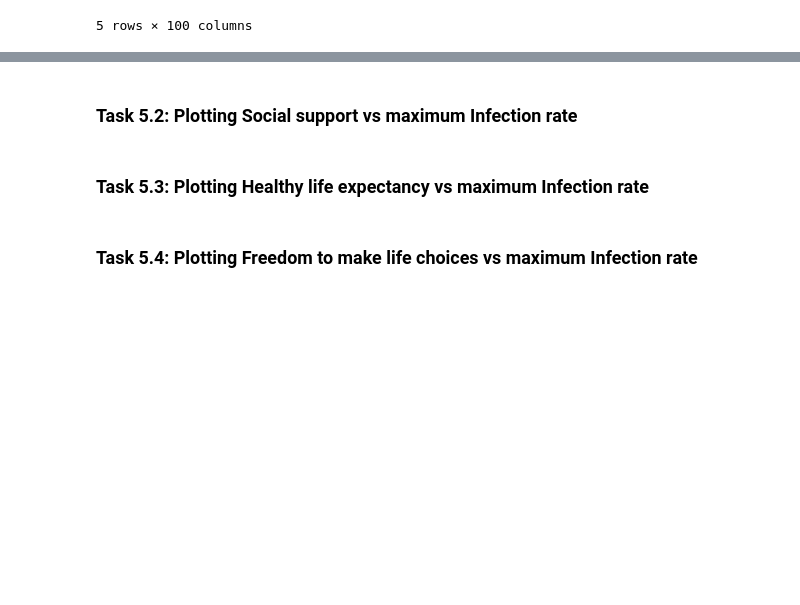
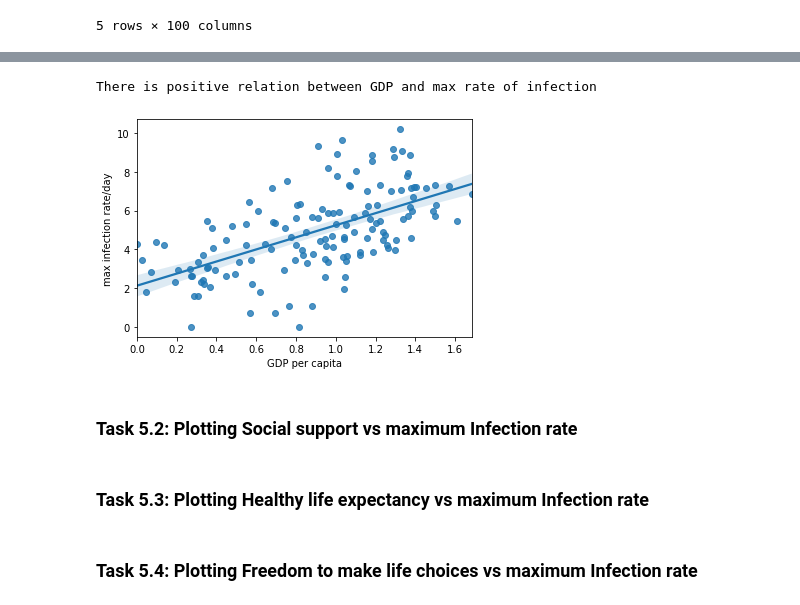
Before and after one commit to nhjoy/Covid-19-Data-Analysis, a Jupyter notebook: covid19 data analysis notebook.ipynb, the cells around one changed output, grey strips where cells are left out. Drawn from its saved outputs; the diff is of its cells as text; code cells hidden in the pictures; blank space fills up the shorter version.

```diff
--- a/covid19 data analysis notebook.ipynb
+++ b/covid19 data analysis notebook.ipynb
@@ -108,0 +136,5 @@ our Analysis is not finished unless we visualize the results in terms figures an
+# %%
+# creating new df with only max infection rate
+
+df_max_rate = pd.DataFrame(df_confirmed_focused["max infection rate/day"])
+df_max_rate.head()
@@ -108,0 +149,5 @@ our Analysis is not finished unless we visualize the results in terms figures an
+# %%
+# importing happiness report
+
+happiness_report_cvs = pd.read_csv("Datasets\worldwide_happiness_report.csv")
+happiness_report_cvs.head()
@@ -108,0 +161,5 @@ our Analysis is not finished unless we visualize the results in terms figures an
+# %%
+# removing unnecessary colunms
+happiness_report = happiness_report_cvs.drop(["Overall rank", "Score", "Generosity", "Perceptions of corruption"], axis = 1)
+happiness_report.set_index("Country or region", inplace=True)   #setting courty or region as index
+happiness_report.head()
@@ -108,0 +182,5 @@ our Analysis is not finished unless we visualize the results in terms figures an
+# %%
+# joining two datasets
+
+data = df_max_rate.join(happiness_report, how='inner')
+data.head()
@@ -109,3 +205,14 @@ our Analysis is not finished unless we visualize the results in terms figures an
+# %%
+# plotting data GDP and max rate of infection
+
+x = data["GDP per capita"]
+y = np.log(data["max infection rate/day"])  # log function used to scale the data
+sns.regplot(x, y)
+
+print("There is positive relation between GDP and max rate of infection")
+# %% [output]
+There is positive relation between GDP and max rate of infection
+[figure, added]
 # %% [markdown]
 ### Task 5.2: Plotting Social support vs maximum Infection rate
 # %% [markdown]
```
Also changed, not shown: parts of 31 cells of this notebook.
